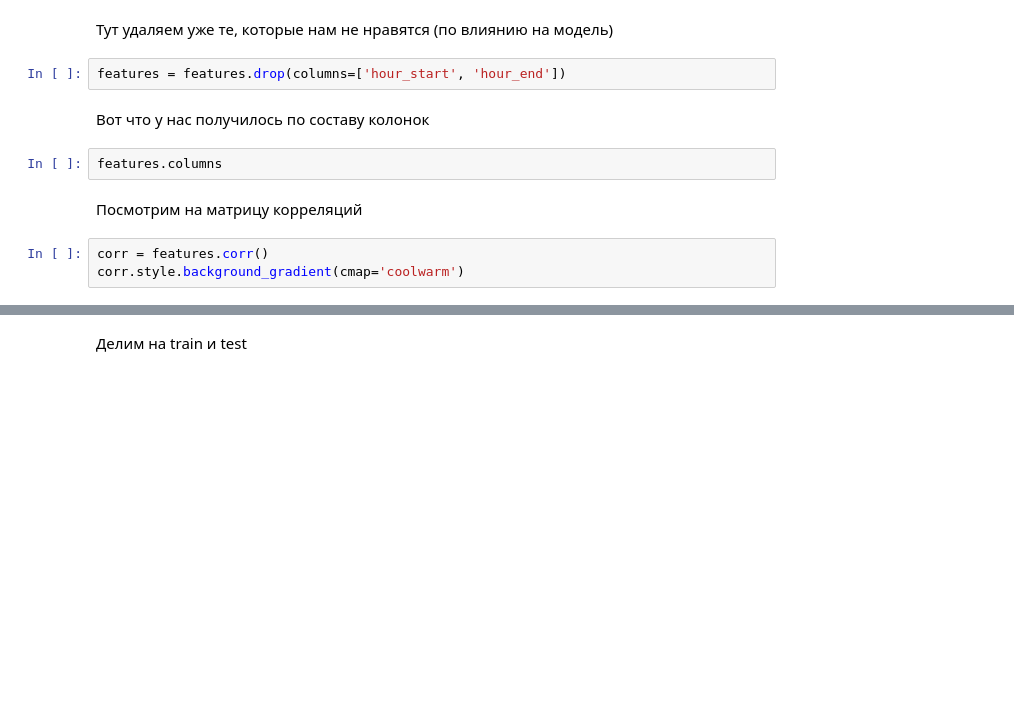
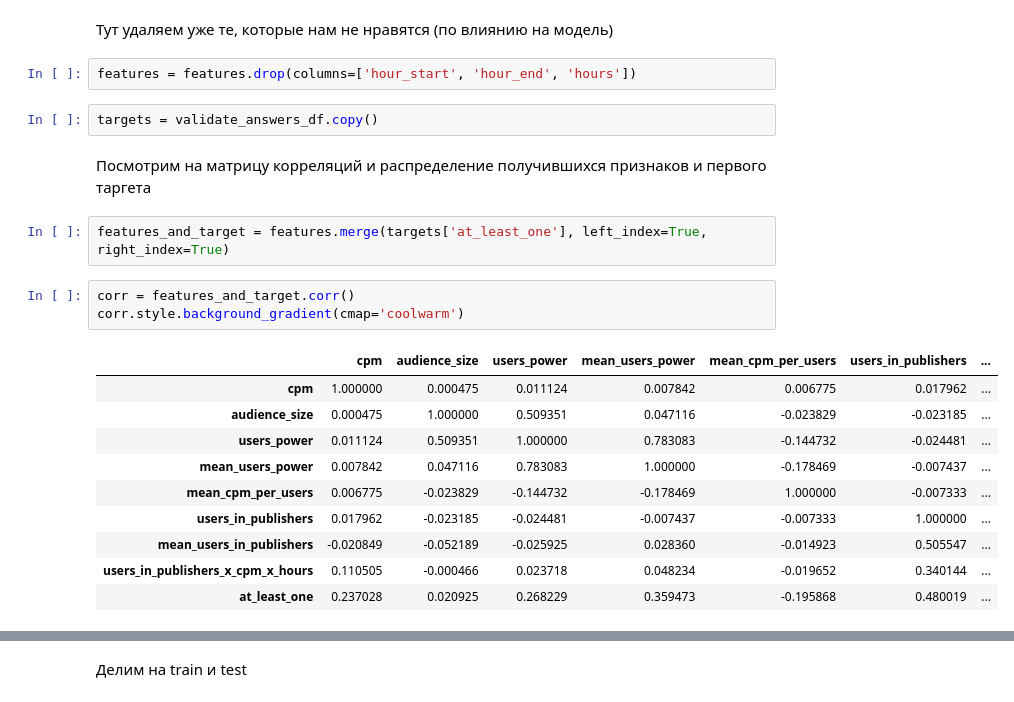
Before and after one commit to MyEvilpumpkin/VKAds, a Jupyter notebook: research/solution.ipynb, the cells around one changed output, grey strips where cells are left out. Saved outputs shown, nothing was run; the diff lists cells and outputs as text; blank space fills up the shorter version.

```diff
--- a/research/solution.ipynb
+++ b/research/solution.ipynb
@@ -120,13 +115,24 @@ features = features.drop(columns=['user_ids', 'publishers'])
 # %% [markdown]
 Тут удаляем уже те, которые нам не нравятся (по влиянию на модель)
 # %%
-features = features.drop(columns=['hour_start', 'hour_end'])
+features = features.drop(columns=['hour_start', 'hour_end', 'hours'])
-# %% [markdown]
-Вот что у нас получилось по составу колонок
-# %%
-features.columns
+# %%
+targets = validate_answers_df.copy()
 # %% [markdown]
-Посмотрим на матрицу корреляций
+Посмотрим на матрицу корреляций и распределение получившихся признаков и первого таргета
+# %%
+features_and_target = features.merge(targets['at_least_one'], left_index=True, right_index=True)
 # %%
-corr = features.corr()
+corr = features_and_target.corr()
 corr.style.background_gradient(cmap='coolwarm')
+# %% [output]
+|  | cpm | audience_size | users_power | mean_users_power | mean_cpm_per_users | users_in_publishers | ... |
+| cpm | 1.000000 | 0.000475 | 0.011124 | 0.007842 | 0.006775 | 0.017962 | ... |
+| audience_size | 0.000475 | 1.000000 | 0.509351 | 0.047116 | -0.023829 | -0.023185 | ... |
+| users_power | 0.011124 | 0.509351 | 1.000000 | 0.783083 | -0.144732 | -0.024481 | ... |
+| mean_users_power | 0.007842 | 0.047116 | 0.783083 | 1.000000 | -0.178469 | -0.007437 | ... |
+| mean_cpm_per_users | 0.006775 | -0.023829 | -0.144732 | -0.178469 | 1.000000 | -0.007333 | ... |
+| users_in_publishers | 0.017962 | -0.023185 | -0.024481 | -0.007437 | -0.007333 | 1.000000 | ... |
+| mean_users_in_publishers | -0.020849 | -0.052189 | -0.025925 | 0.028360 | -0.014923 | 0.505547 | ... |
+| users_in_publishers_x_cpm_x_hours | 0.110505 | -0.000466 | 0.023718 | 0.048234 | -0.019652 | 0.340144 | ... |
+| at_least_one | 0.237028 | 0.020925 | 0.268229 | 0.359473 | -0.195868 | 0.480019 | ... |
```
Also changed, not shown: parts of 42 cells of this notebook.
